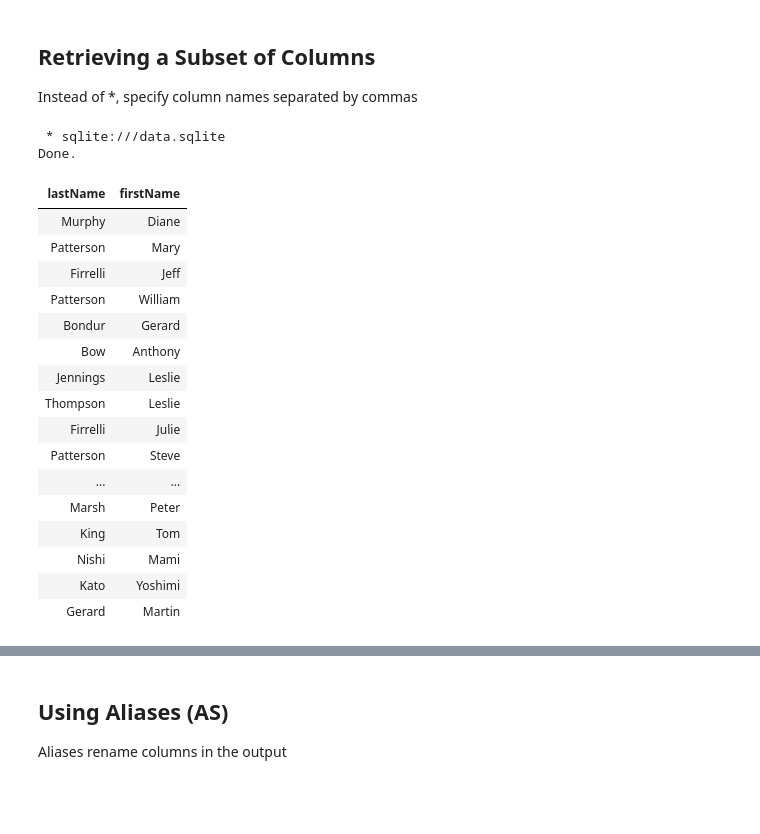
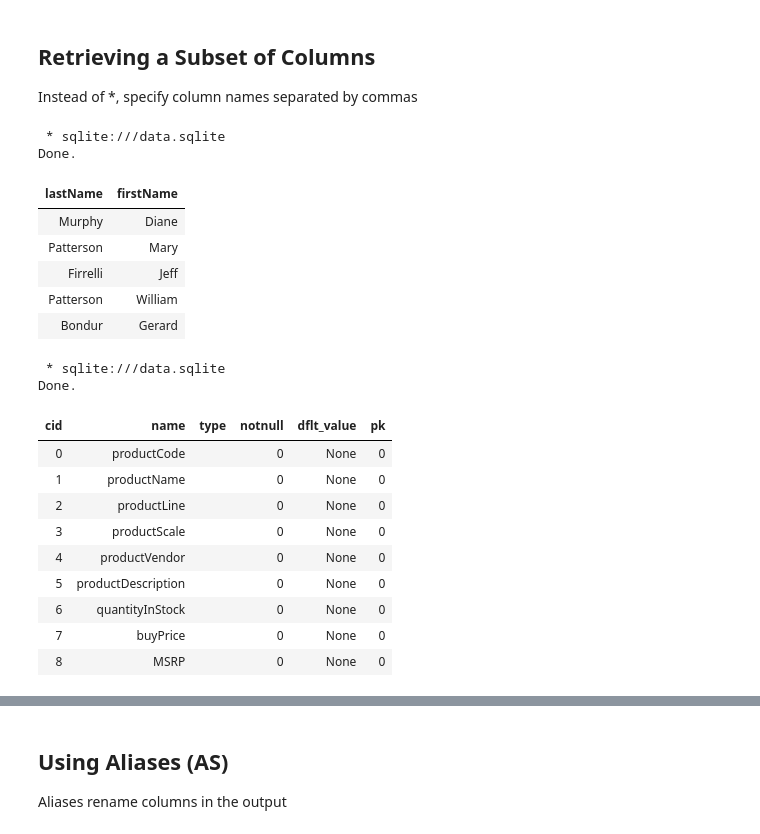
Before and after one commit to karusamuel/intro_to_sql, a Jupyter notebook: index.ipynb, the cells around one changed output, grey strips where cells are left out. Cells and saved outputs as stored; diff of their text form; code cells hidden in the pictures; blank space fills up the shorter version.

```diff
--- a/index.ipynb
+++ b/index.ipynb
@@ -253,24 +277,30 @@ Instead of *, specify column names separated by commas
 # %%
 %%sql
 SELECT lastName, firstName
-FROM employees;
+FROM employees
+LIMIT 5;
 # %% [output]
  * sqlite:///data.sqlite
 Done.
 | lastName | firstName |
 | Murphy | Diane |
 | Patterson | Mary |
 | Firrelli | Jeff |
 | Patterson | William |
 | Bondur | Gerard |
-| Bow | Anthony |
-| Jennings | Leslie |
-| Thompson | Leslie |
-| Firrelli | Julie |
-| Patterson | Steve |
-| ... | ... |
-| Marsh | Peter |
-| King | Tom |
-| Nishi | Mami |
-| Kato | Yoshimi |
-| Gerard | Martin |
+# %%
+%%sql
+PRAGMA table_info(products)
+# %% [output]
+ * sqlite:///data.sqlite
+Done.
+| cid | name | type | notnull | dflt_value | pk |
+| 0 | productCode |  | 0 | None | 0 |
+| 1 | productName |  | 0 | None | 0 |
+| 2 | productLine |  | 0 | None | 0 |
+| 3 | productScale |  | 0 | None | 0 |
+| 4 | productVendor |  | 0 | None | 0 |
+| 5 | productDescription |  | 0 | None | 0 |
+| 6 | quantityInStock |  | 0 | None | 0 |
+| 7 | buyPrice |  | 0 | None | 0 |
+| 8 | MSRP |  | 0 | None | 0 |
```
Also changed, not shown: parts of 26 cells of this notebook.
